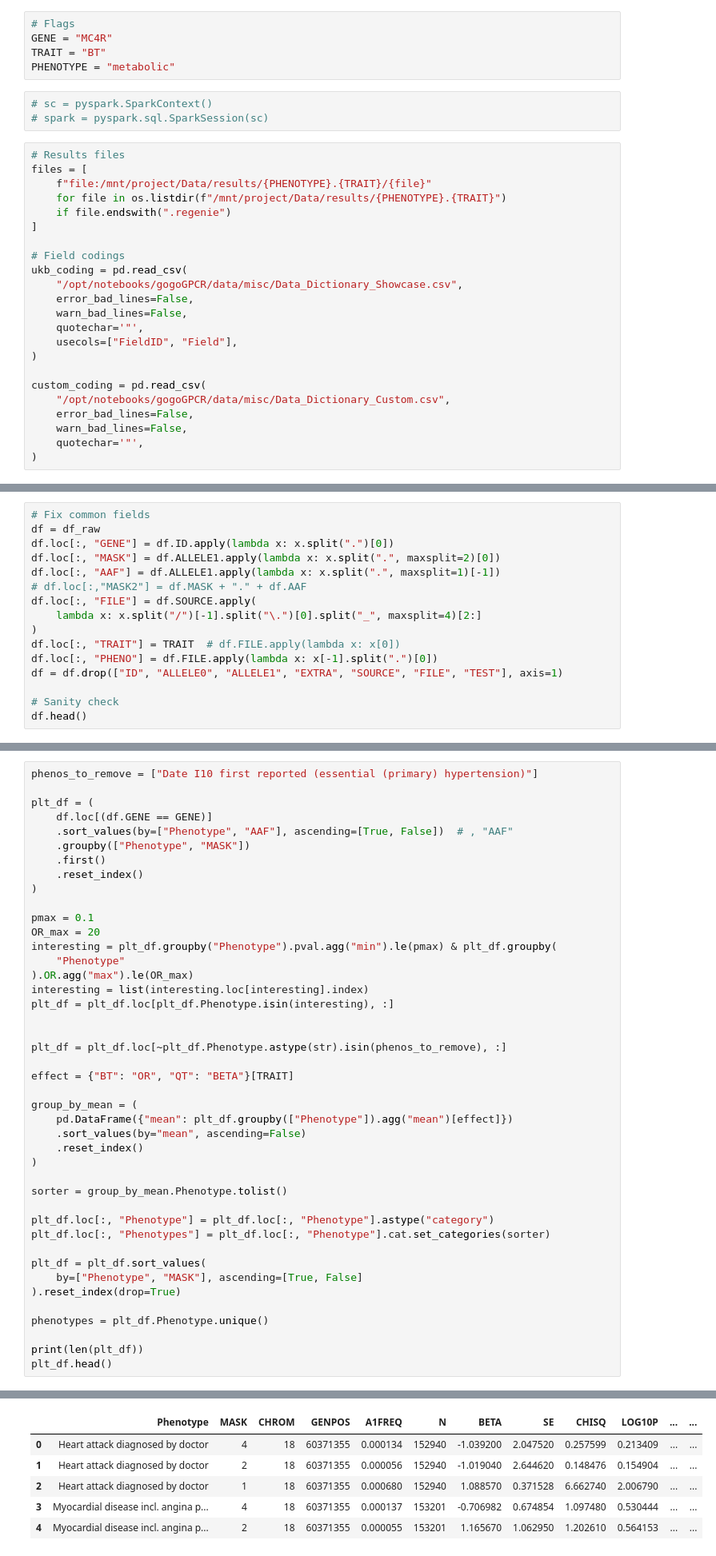
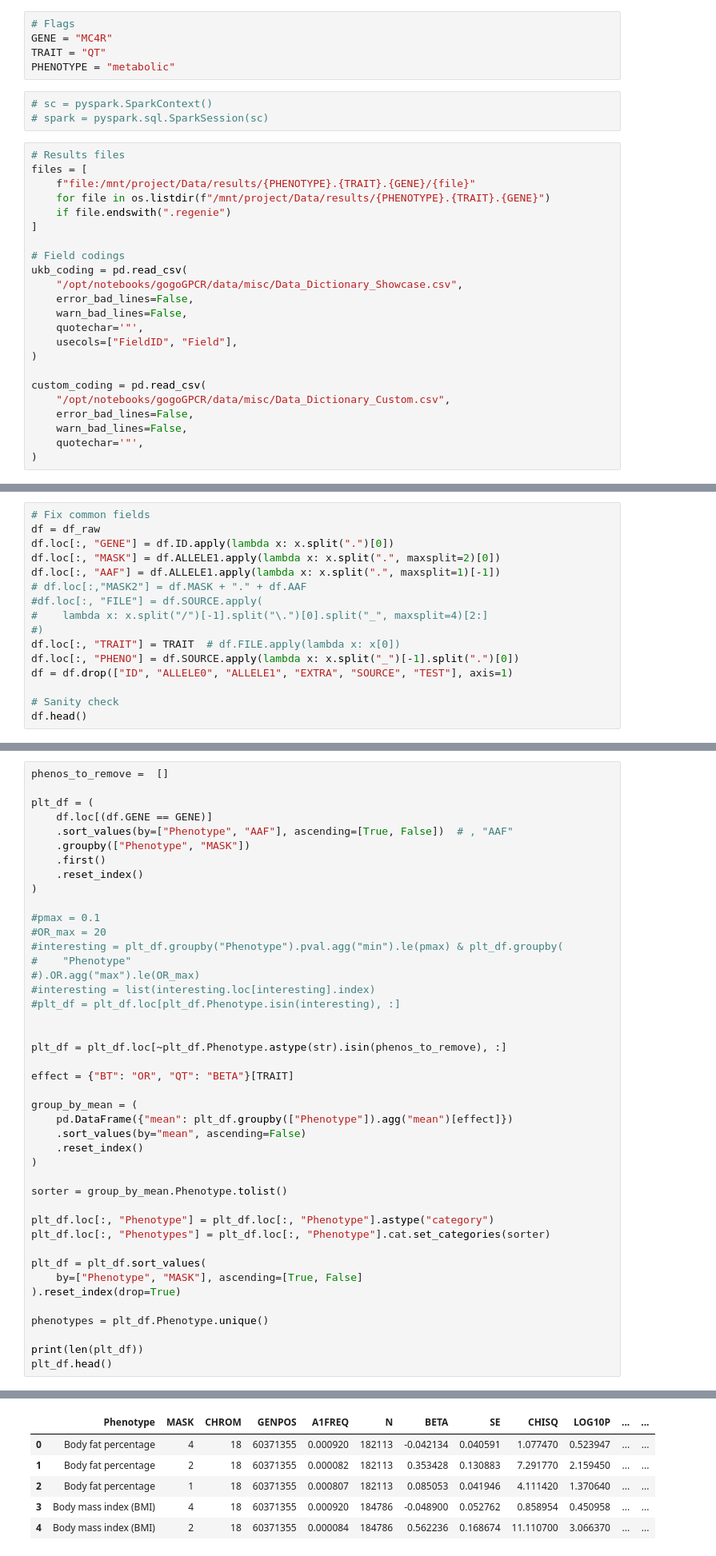
Before and after one commit to HauserGroup/gogoGPCR, a Jupyter notebook: notebooks/4_process_results.ipynb, the cells around one changed output, grey strips where cells are left out. Shown at 80% size. Drawn from its saved outputs; the diff is of its cells as text.

```diff
--- a/notebooks/4_process_results.ipynb
+++ b/notebooks/4_process_results.ipynb
@@ -16,7 +18,7 @@ import results
 # %%
 # Flags
 GENE = "MC4R"
-TRAIT = "BT"
+TRAIT = "QT"
 PHENOTYPE = "metabolic"
 # %%
 # sc = pyspark.SparkContext()
@@ -24,8 +26,8 @@ PHENOTYPE = "metabolic"
 # %%
 # Results files
 files = [
-    f"file:/mnt/project/Data/results/{PHENOTYPE}.{TRAIT}/{file}"
-    for file in os.listdir(f"/mnt/project/Data/results/{PHENOTYPE}.{TRAIT}")
+    f"file:/mnt/project/Data/results/{PHENOTYPE}.{TRAIT}.{GENE}/{file}"
+    for file in os.listdir(f"/mnt/project/Data/results/{PHENOTYPE}.{TRAIT}.{GENE}")
     if file.endswith(".regenie")
 ]
 
@@ -84,12 +66,12 @@ df.loc[:, "GENE"] = df.ID.apply(lambda x: x.split(".")[0])
 df.loc[:, "MASK"] = df.ALLELE1.apply(lambda x: x.split(".", maxsplit=2)[0])
 df.loc[:, "AAF"] = df.ALLELE1.apply(lambda x: x.split(".", maxsplit=1)[-1])
 # df.loc[:,"MASK2"] = df.MASK + "." + df.AAF
-df.loc[:, "FILE"] = df.SOURCE.apply(
-    lambda x: x.split("/")[-1].split("\.")[0].split("_", maxsplit=4)[2:]
-)
+#df.loc[:, "FILE"] = df.SOURCE.apply(
+#    lambda x: x.split("/")[-1].split("\.")[0].split("_", maxsplit=4)[2:]
+#)
 df.loc[:, "TRAIT"] = TRAIT  # df.FILE.apply(lambda x: x[0])
-df.loc[:, "PHENO"] = df.FILE.apply(lambda x: x[-1].split(".")[0])
-df = df.drop(["ID", "ALLELE0", "ALLELE1", "EXTRA", "SOURCE", "FILE", "TEST"], axis=1)
+df.loc[:, "PHENO"] = df.SOURCE.apply(lambda x: x.split("_")[-1].split(".")[0])
+df = df.drop(["ID", "ALLELE0", "ALLELE1", "EXTRA", "SOURCE", "TEST"], axis=1)
 
 # Sanity check
 df.head()
@@ -155,5 +124,5 @@ array(['Date E66 first reported (obesity)',
 # %%
-phenos_to_remove = ["Date I10 first reported (essential (primary) hypertension)"]
+phenos_to_remove =  []
 
 plt_df = (
     df.loc[(df.GENE == GENE)]
@@ -163,13 +132,13 @@ plt_df = (
     .reset_index()
 )
 
-pmax = 0.1
-OR_max = 20
-interesting = plt_df.groupby("Phenotype").pval.agg("min").le(pmax) & plt_df.groupby(
-    "Phenotype"
-).OR.agg("max").le(OR_max)
-interesting = list(interesting.loc[interesting].index)
-plt_df = plt_df.loc[plt_df.Phenotype.isin(interesting), :]
+#pmax = 0.1
+#OR_max = 20
+#interesting = plt_df.groupby("Phenotype").pval.agg("min").le(pmax) & plt_df.groupby(
+#    "Phenotype"
+#).OR.agg("max").le(OR_max)
+#interesting = list(interesting.loc[interesting].index)
+#plt_df = plt_df.loc[plt_df.Phenotype.isin(interesting), :]
 
 
 plt_df = plt_df.loc[~plt_df.Phenotype.astype(str).isin(phenos_to_remove), :]
@@ -200,9 +169,9 @@ plt_df.head()
 |  | Phenotype | MASK | CHROM | GENPOS | A1FREQ | N | BETA | SE | CHISQ | LOG10P | ... | ... |
-| 0 | Heart attack diagnosed by doctor | 4 | 18 | 60371355 | 0.000134 | 152940 | -1.039200 | 2.047520 | 0.257599 | 0.213409 | ... | ... |
-| 1 | Heart attack diagnosed by doctor | 2 | 18 | 60371355 | 0.000056 | 152940 | -1.019040 | 2.644620 | 0.148476 | 0.154904 | ... | ... |
-| 2 | Heart attack diagnosed by doctor | 1 | 18 | 60371355 | 0.000680 | 152940 | 1.088570 | 0.371528 | 6.662740 | 2.006790 | ... | ... |
-| 3 | Myocardial disease incl. angina p... | 4 | 18 | 60371355 | 0.000137 | 153201 | -0.706982 | 0.674854 | 1.097480 | 0.530444 | ... | ... |
-| 4 | Myocardial disease incl. angina p... | 2 | 18 | 60371355 | 0.000055 | 153201 | 1.165670 | 1.062950 | 1.202610 | 0.564153 | ... | ... |
+| 0 | Body fat percentage | 4 | 18 | 60371355 | 0.000920 | 182113 | -0.042134 | 0.040591 | 1.077470 | 0.523947 | ... | ... |
+| 1 | Body fat percentage | 2 | 18 | 60371355 | 0.000082 | 182113 | 0.353428 | 0.130883 | 7.291770 | 2.159450 | ... | ... |
+| 2 | Body fat percentage | 1 | 18 | 60371355 | 0.000807 | 182113 | 0.085053 | 0.041946 | 4.111420 | 1.370640 | ... | ... |
+| 3 | Body mass index (BMI) | 4 | 18 | 60371355 | 0.000920 | 184786 | -0.048900 | 0.052762 | 0.858954 | 0.450958 | ... | ... |
+| 4 | Body mass index (BMI) | 2 | 18 | 60371355 | 0.000084 | 184786 | 0.562236 | 0.168674 | 11.110700 | 3.066370 | ... | ... |
 5 rows × 25 columns
 # %%
 def plot_BT(
```
Also changed, not shown: parts of 9 cells of this notebook, 4 other files.
